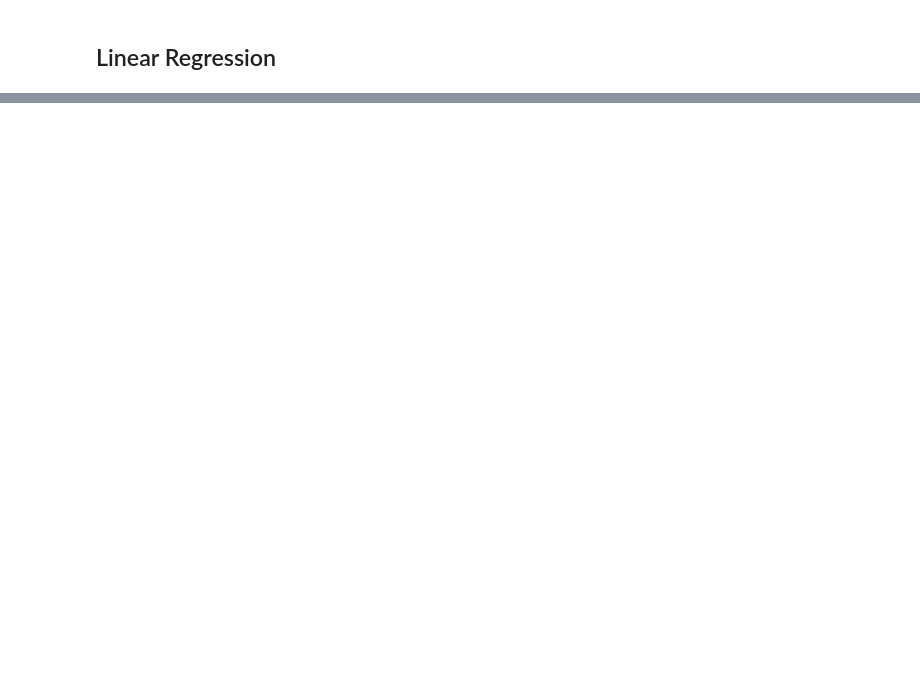
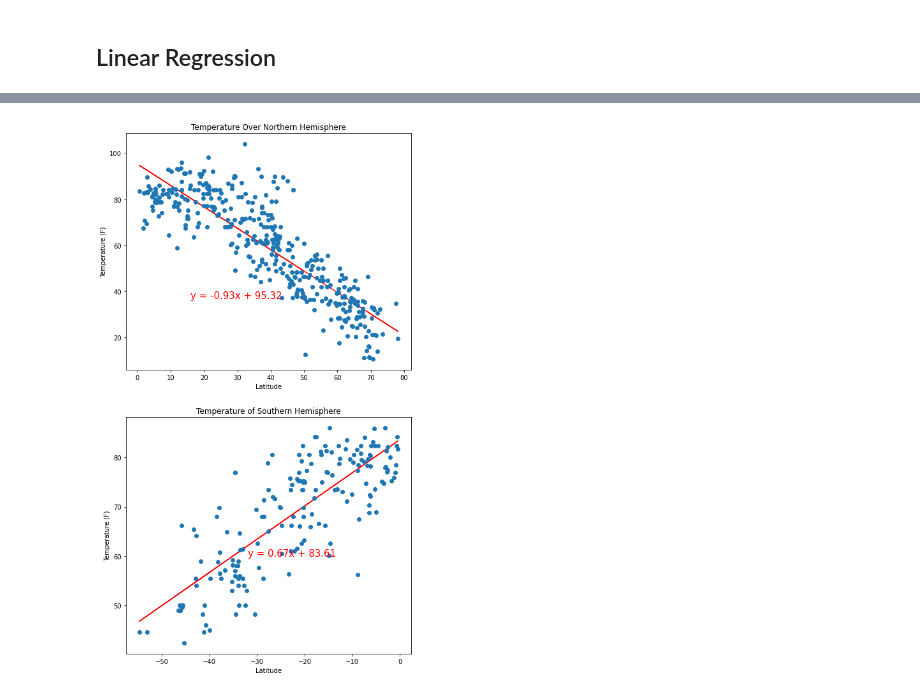
Before and after one commit to 3065923/Jake_API_Map, a Jupyter notebook: Weather_Jake.py/Weather_Jake_Py.ipynb, the cells around one changed output, grey strips where cells are left out. Cells and saved outputs as stored; diff of their text form; code cells hidden in the pictures; blank space fills up the shorter version.

```diff
--- a/Weather_Jake.py/Weather_Jake_Py.ipynb
+++ b/Weather_Jake.py/Weather_Jake_Py.ipynb
@@ -303,0 +291,3 @@ plt.show()
+# %%
+northern_df= weather_df.loc[(weather_df['Lat'] >= 0)]
+northern_df
@@ -303,0 +308,3 @@ plt.show()
+# %%
+southern_df= weather_df.loc[(weather_df['Lat'] < 0)]
+southern_df
@@ -307,0 +329,78 @@ plt.show()
+# %%
+#plot line plot
+fig5, (ax1, ax2) = plt.subplots(nrows=2, ncols=1,sharex=False, sharey=False, squeeze=True)
+
+#set northern and southern x axis
+x_northern= northern_df['Lat']
+x_southern= southern_df['Lat']
+
+#create y axis for the two plots
+y_temp_northern= northern_df['Max Temp']
+y_temp_southern= southern_df['Max Temp']
+
+
+
+
+#Northern Hemisphere Linear Regression
+# unpacking
+(slope_n, intercept_n, rvalue_n, pvalue_n, stderr_n) = linregress(x_northern, y_temp_northern)
+
+# y = mx + b
+regress_values_n = x_northern * slope_n + intercept_n
+
+line_regress_eq_n = "y = " + str(round(slope_n,2)) + "x + " + str(round(intercept_n,2))
+
+
+# ax3.plot(x_weight, y_volume, 'o')
+
+#lin regress line
+
+line_regress_eq_n = "y = " + str(round(slope_n,2)) + "x + " + str(round(intercept_n,2))
+ax1.annotate(line_regress_eq_n,(16,37),fontsize=15,color="red")
+ax1.plot(x_northern,regress_values_n,"r-")
+
+
+#Southern Hemisphere Linear Regression
+# unpacking
+(slope_s, intercept_s, rvalue_s, pvalue_s, stderr_s) = linregress(x_southern, y_temp_southern)
+
+# y = mx + b
+regress_values_s = x_southern * slope_s + intercept_s
+
+line_regress_eq_s = "y = " + str(round(slope_s,2)) + "x + " + str(round(intercept_s,2))
+
+
+
+#lin regress line
+
+line_regress_eq_s = "y = " + str(round(slope_s,2)) + "x + " + str(round(intercept_s,2))
+#ax2.annotate(line_regress_eq_s,(18,37),fontsize=15,color="red")
+ax2.plot(x_southern,regress_values_s,"r-")
+ax2.annotate(line_regress_eq_s,(-32,60),fontsize=15,color="red")
+
+
+
+
+
+
+ax1.set_xlabel('Latitude')
+ax1.set_ylabel('Temperature (F)')
+ax1.set_title('Temperature Over Northern Hemisphere')
+ax2.set_xlabel('Latitude')
+ax2.set_ylabel('Temperature (F)')
+ax2.set_title('Temperature of Southern Hemisphere')
+
+# #limits
+# plt.xlim(13, (x_weight.max()+1).item())
+# plt.ylim(32, (y_volume.max()+2).item())
+
+ax1.plot(x_northern, y_temp_northern, 'o')
+ax2.plot(x_southern, y_temp_southern, 'o')
+# ax3.plot(x_latitude, y_cloudiness, 'o')
+# ax4.plot(x_latitude, y_wind, 'o')
+# Set a grid on the plot
+fig5.set_size_inches(8, 15, forward=True)
+plt.show()
+fig5.savefig("Temp_via_Hemisphere.png")
+# %% [output]
+[figure, added]
```
Also changed, not shown: parts of 34 cells of this notebook, 11 other files.
